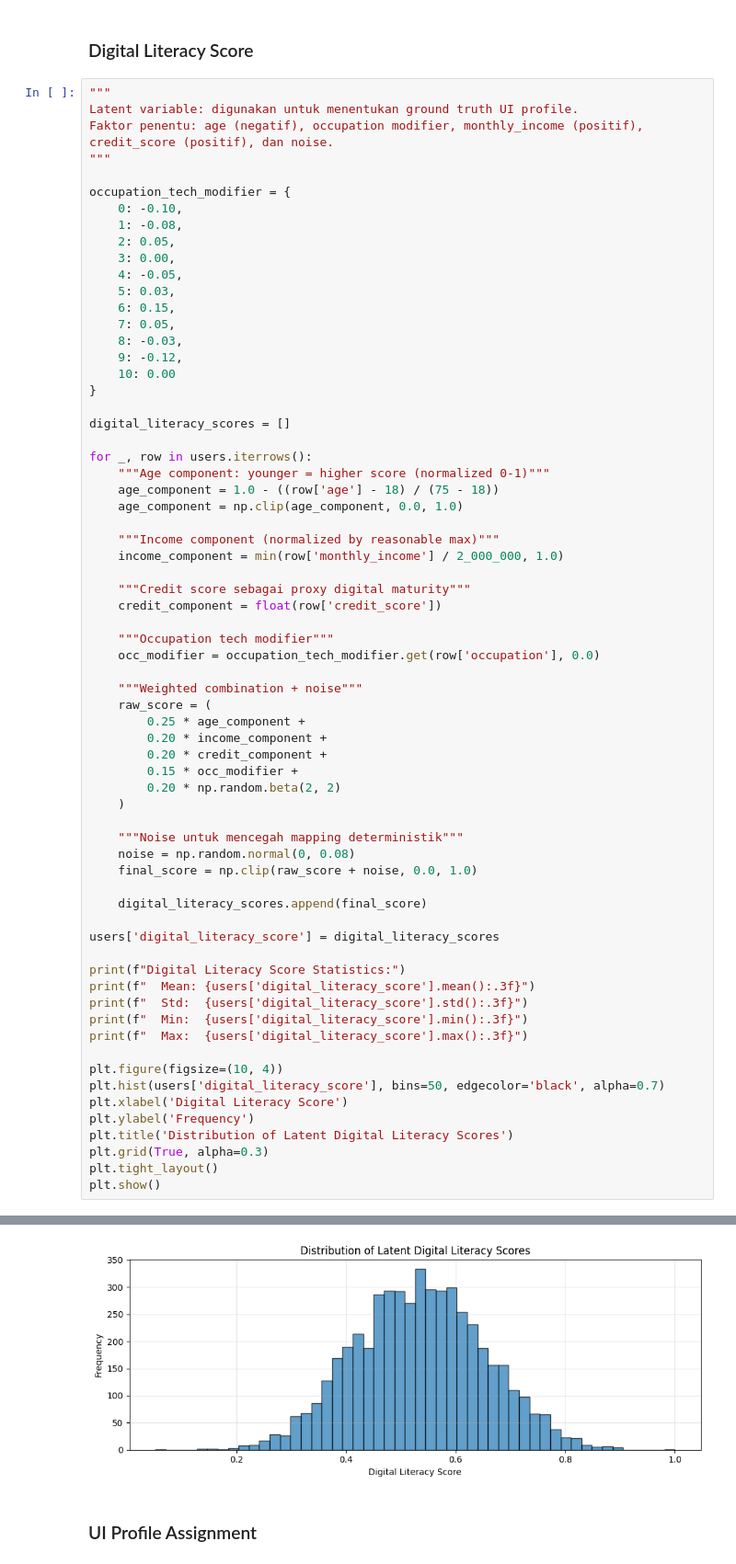
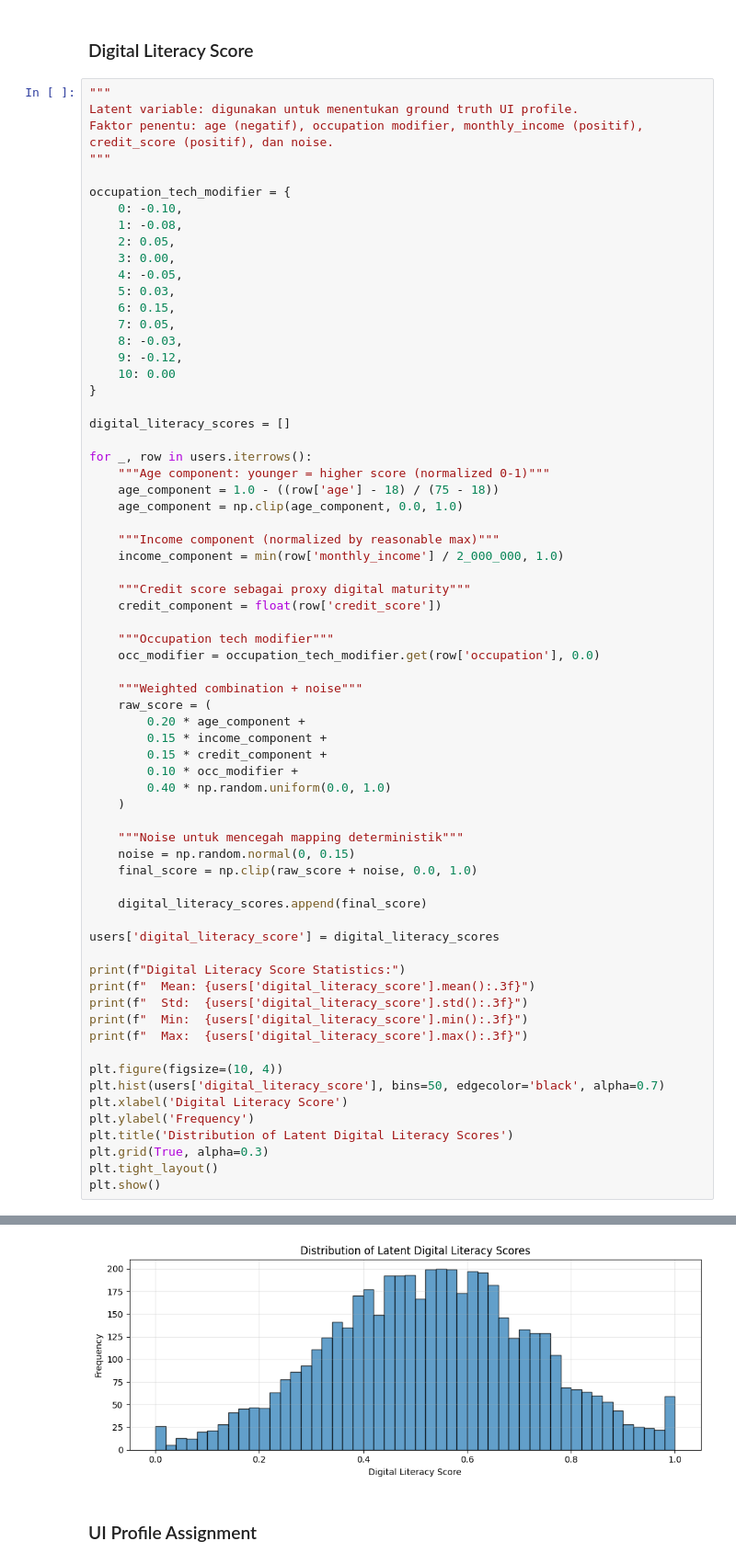
Before and after one commit to AI-ASEAN-404-Yujiem-Not-Found/AI-Lab, a Jupyter notebook: model-dev/ai-daptive-cognitive-ui.ipynb, the cells around one changed output, grey strips where cells are left out. Shown at 92% size. Saved outputs shown, nothing was run; the diff lists cells and outputs as text.

```diff
--- a/model-dev/ai-daptive-cognitive-ui.ipynb
+++ b/model-dev/ai-daptive-cognitive-ui.ipynb
@@ -200,15 +229,15 @@ for _, row in users.iterrows():
 
     """Weighted combination + noise"""
     raw_score = (
-        0.25 * age_component +
-        0.20 * income_component +
-        0.20 * credit_component +
-        0.15 * occ_modifier +
-        0.20 * np.random.beta(2, 2)
+        0.20 * age_component +
+        0.15 * income_component +
+        0.15 * credit_component +
+        0.10 * occ_modifier +
+        0.40 * np.random.uniform(0.0, 1.0)
     )
 
     """Noise untuk mencegah mapping deterministik"""
-    noise = np.random.normal(0, 0.08)
+    noise = np.random.normal(0, 0.15)
     final_score = np.clip(raw_score + noise, 0.0, 1.0)
 
     digital_literacy_scores.append(final_score)
@@ -237,4 +266,4 @@ Digital Literacy Score Statistics:
   Max:  1.000
-[figure, old version]
+[figure, new version]
 # %% [markdown]
 ### UI Profile Assignment
```
Also changed, not shown: parts of 30 cells of this notebook, 1 other file.
